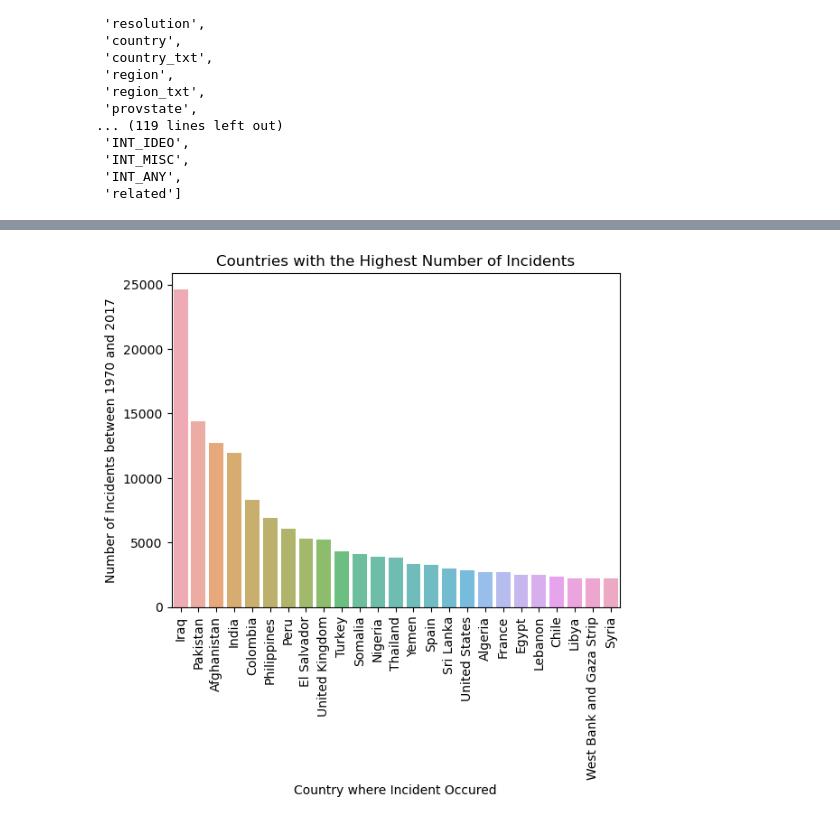
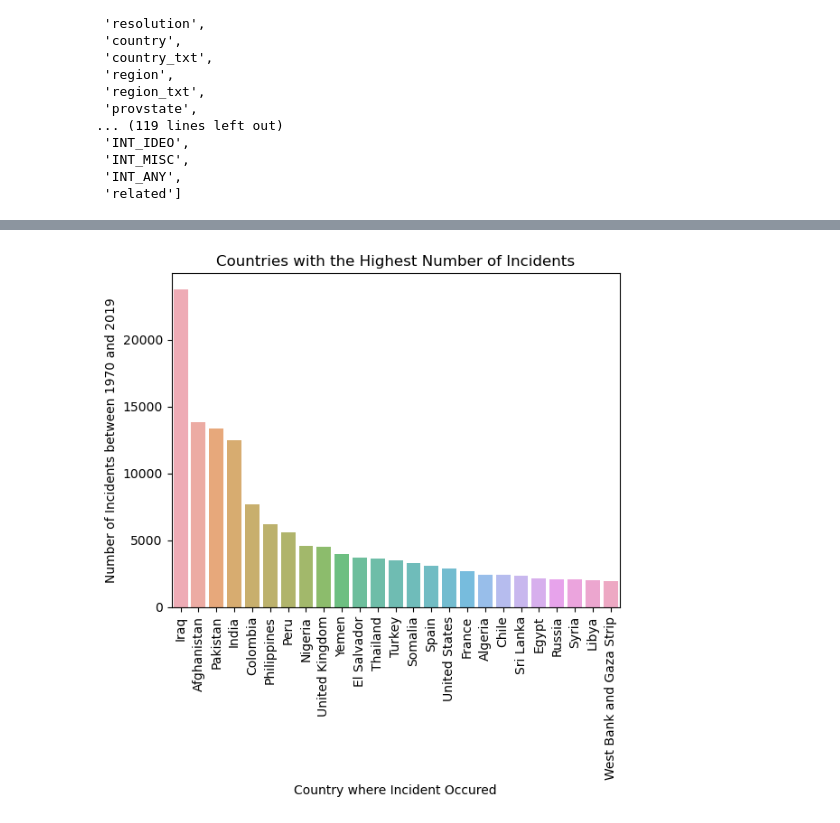
Before and after one commit to Khaleeb/GTDFinal, a Jupyter notebook: messy-global-terrorism-analysis.ipynb, the cells around one changed output, grey strips where cells are left out. Cells and saved outputs as stored; diff of their text form; code cells hidden in the pictures.

```diff
--- a/messy-global-terrorism-analysis.ipynb
+++ b/messy-global-terrorism-analysis.ipynb
@@ -52,10 +204,11 @@ list(df.columns)
 # %%
-topCountries = df['country_txt'].value_counts().head(25)
+plt.clf()
+topCountries = cleaned['country_txt'].value_counts().head(25)
 sns.barplot(x = topCountries.index, y = topCountries.values, alpha=.8)
 plt.title('Countries with the Highest Number of Incidents')
-plt.ylabel("Number of Incidents between 1970 and 2017")
+plt.ylabel("Number of Incidents between 1970 and 2019")
 plt.xlabel("Country where Incident Occured")
 plt.xticks(rotation=90)
 plt.show()
 # %% [output]
-[figure, old version]
+[figure, new version]
```
Also changed, not shown: parts of 16 cells of this notebook, 1 other file.
